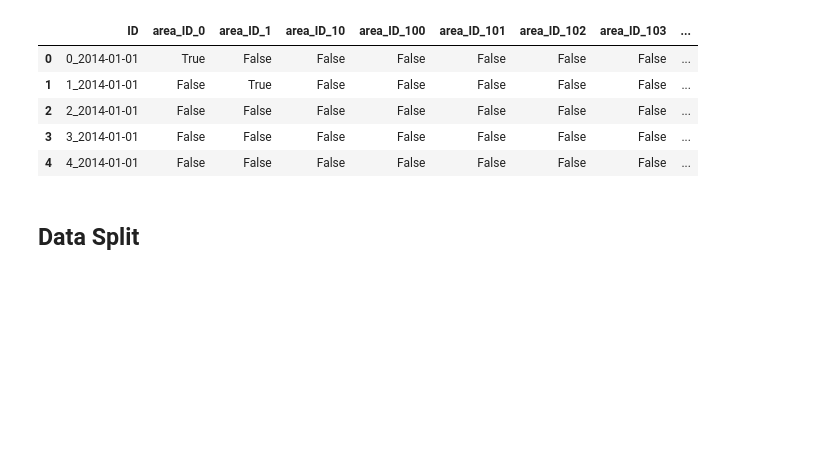
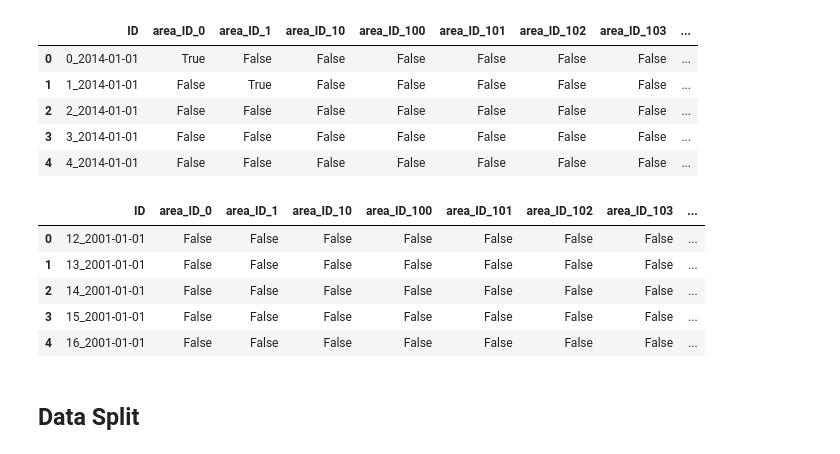
Before and after one commit to NatashaMoses/Zindi, a Jupyter notebook: Wildfire Prediction Challenge/Trial1.ipynb, the cells around one changed output. Cells and saved outputs as stored; diff of their text form; code cells hidden in the pictures; blank space fills up the shorter version.

```diff
--- a/Wildfire Prediction Challenge/Trial1.ipynb
+++ b/Wildfire Prediction Challenge/Trial1.ipynb
@@ -224,33 +226,42 @@ test['lat_zone'] = pd.cut(test['lat'], bins=[-26, -22, -18, -16], labels=['South
 
 train['lon_zone'] = pd.cut(train['lon'], bins=[26, 29, 31, 33], labels=['Westernmost', 'Mid-Western', 'Easternmost'])
 test['lon_zone'] = pd.cut(test['lon'], bins=[26, 29, 31, 33], labels=['Westernmost', 'Mid-Western', 'Easternmost'])
 
 # One-hot encoding geographic regions
 train = pd.get_dummies(train, columns=['lat_zone', 'lon_zone'], drop_first=True)
 test = pd.get_dummies(test, columns=['lat_zone', 'lon_zone'], drop_first=True)
 
 # Combine climate temperature range with land cover types
 for i in range(9):
     train[f'temp_range_landcover_{i}'] = train['temperature_range'] * train[f'landcover_{i}']
     test[f'temp_range_landcover_{i}'] = test['temperature_range'] * test[f'landcover_{i}']
 
 # Combine precipitation with land cover types
 for i in range(9):
     train[f'precipitation_landcover_{i}'] = train['precipitation'] * train[f'landcover_{i}']
     test[f'precipitation_landcover_{i}'] = test['precipitation'] * test[f'landcover_{i}']
 
 # Variables to lag
 lag_vars = ['climate_pr', 'climate_tmmx', 'climate_tmmn', 'climate_soil', 'climate_aet', 'drought_index']
 
 # Create lagged variables
 for var in lag_vars:
     for lag in [3, 6, 9, 12]:
         train[f'{var}_lag_{lag}'] = train[var].shift(lag)
         test[f'{var}_lag_{lag}'] = test[var].shift(lag)
 
 # Dropping NaNs that result from lagging
 train = train.dropna().reset_index(drop=True)
 test = test.dropna().reset_index(drop=True)
+
+train.head()
+# %% [output]
+|  | ID | area_ID_0 | area_ID_1 | area_ID_10 | area_ID_100 | area_ID_101 | area_ID_102 | area_ID_103 | ... |
+| 0 | 12_2001-01-01 | False | False | False | False | False | False | False | ... |
+| 1 | 13_2001-01-01 | False | False | False | False | False | False | False | ... |
+| 2 | 14_2001-01-01 | False | False | False | False | False | False | False | ... |
+| 3 | 15_2001-01-01 | False | False | False | False | False | False | False | ... |
+| 4 | 16_2001-01-01 | False | False | False | False | False | False | False | ... |
 # %% [markdown]
 ## Data Split
 # %%
```
Also changed, not shown: parts of 1 cell of this notebook.
